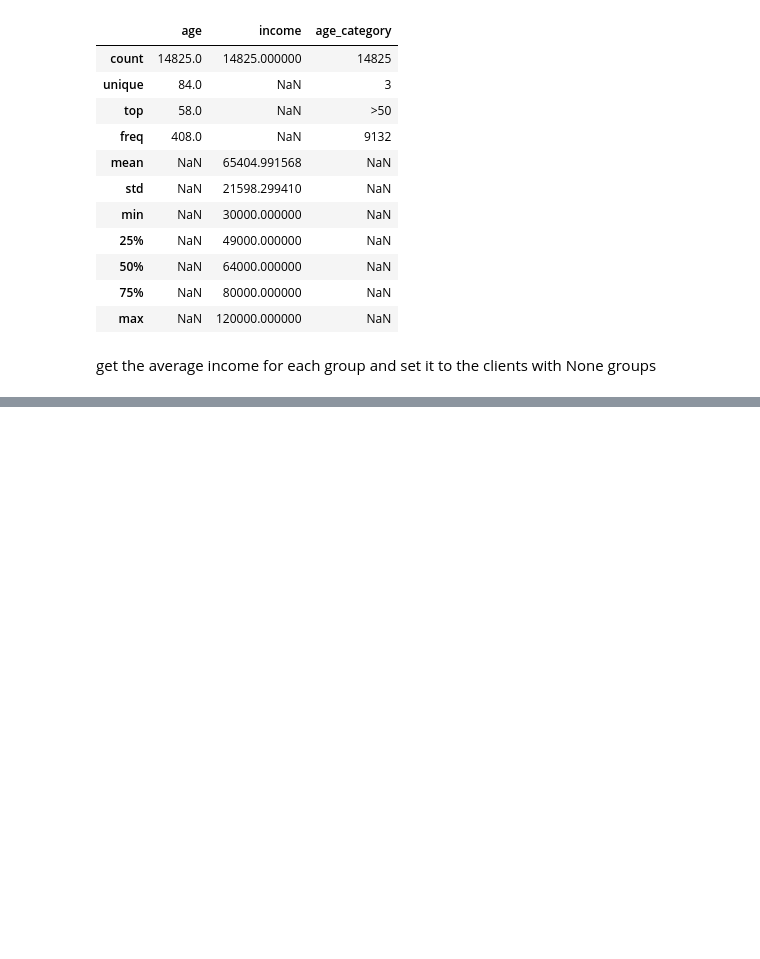
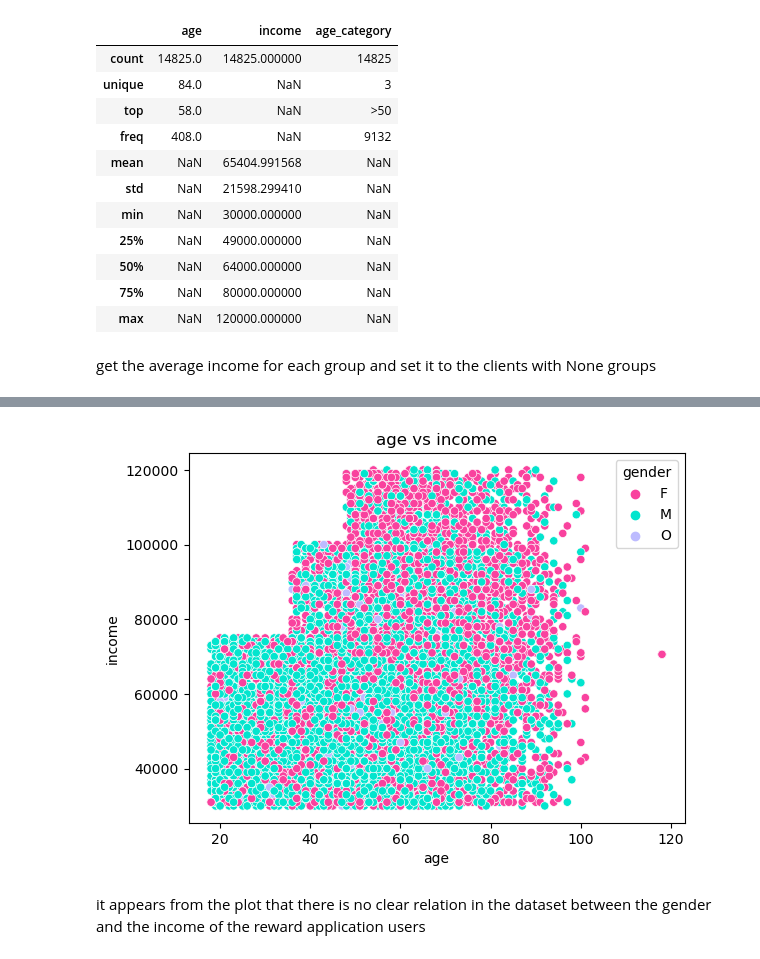
Before and after one commit to Moodrammer/ml-model-sagemaker-capstone, a Jupyter notebook: Starbucks_Capstone_notebook.ipynb, the cells around one changed output, grey strips where cells are left out. Drawn from its saved outputs; the diff is of its cells as text; code cells hidden in the pictures; blank space fills up the shorter version.

Commit message:
Add: Impute Gender values based on age and income

```diff
--- a/Starbucks_Capstone_notebook.ipynb
+++ b/Starbucks_Capstone_notebook.ipynb
@@ -462,0 +505,5 @@ profile_df.describe(include='all')
+# %%
+temp_profile_df_notna = profile_df.loc[profile_df['gender'].notna(), ['age', 'income', 'gender']]
+temp_profile_df_na = profile_df.loc[profile_df['gender'].isna(), ['age', 'income', 'gender']]
+display(temp_profile_df_na.head(10))
+display(temp_profile_df_notna.head(10))
@@ -462,0 +533,10 @@ profile_df.describe(include='all')
+# %%
+from sklearn import tree
+y = temp_profile_df_notna.gender
+X = temp_profile_df_notna.drop('gender', axis=1)
+
+clf = tree.DecisionTreeClassifier()
+clf = clf.fit(X,y)
+# %%
+temp_profile_df_na['gender'] = clf.predict(temp_profile_df_na.drop('gender', axis=1))
+temp_profile_df_na.head(5)
@@ -462,0 +550,2 @@ profile_df.describe(include='all')
+# %%
+profile_df.loc[profile_df['gender'].isna(), ['gender']] = temp_profile_df_na['gender']
@@ -462,0 +581,14 @@ profile_df.describe(include='all')
+# %%
+fig, ax = plt.subplots()
+ax = sns.scatterplot(
+    x=profile_df.age,
+    y=profile_df.income,
+    hue=profile_df.gender,
+    palette=dict(F='#F9429E', M='#03E5CE', O='#BDBBFF')
+)
+ax.set_title('age vs income')
+plt.show()
+# %% [output]
+[figure, added]
+# %% [markdown]
+it appears from the plot that there is no clear relation in the dataset between the gender and the income of the reward application users
```
Also changed, not shown: parts of 16 cells of this notebook, 2 other files.
